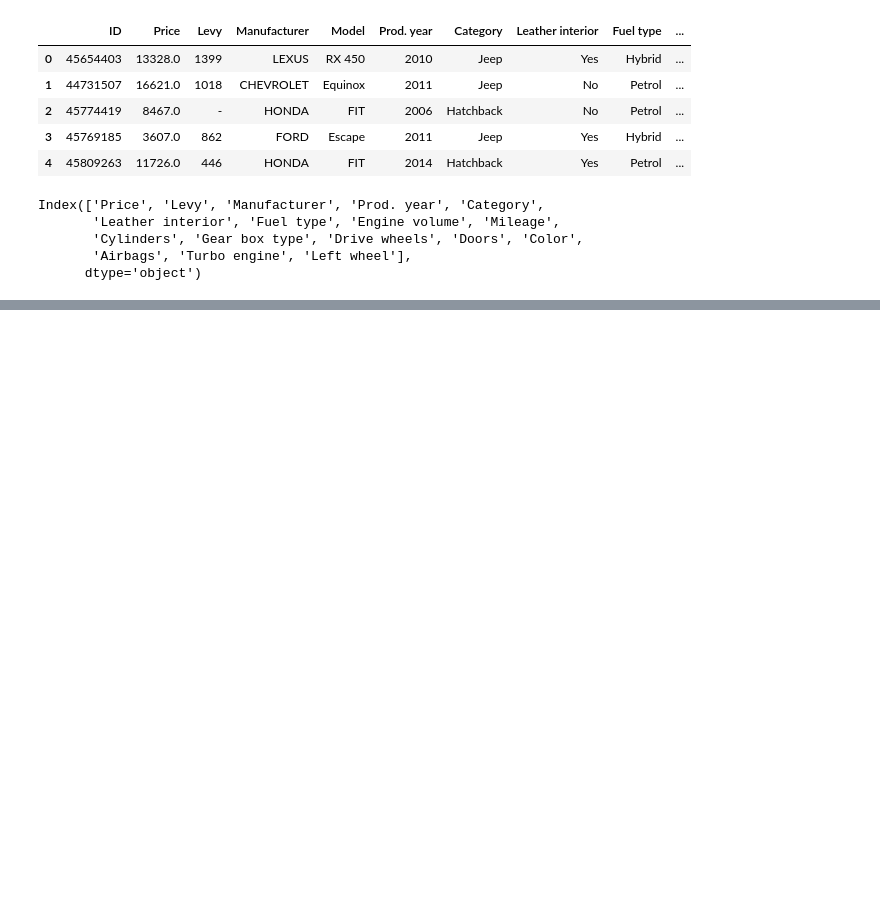
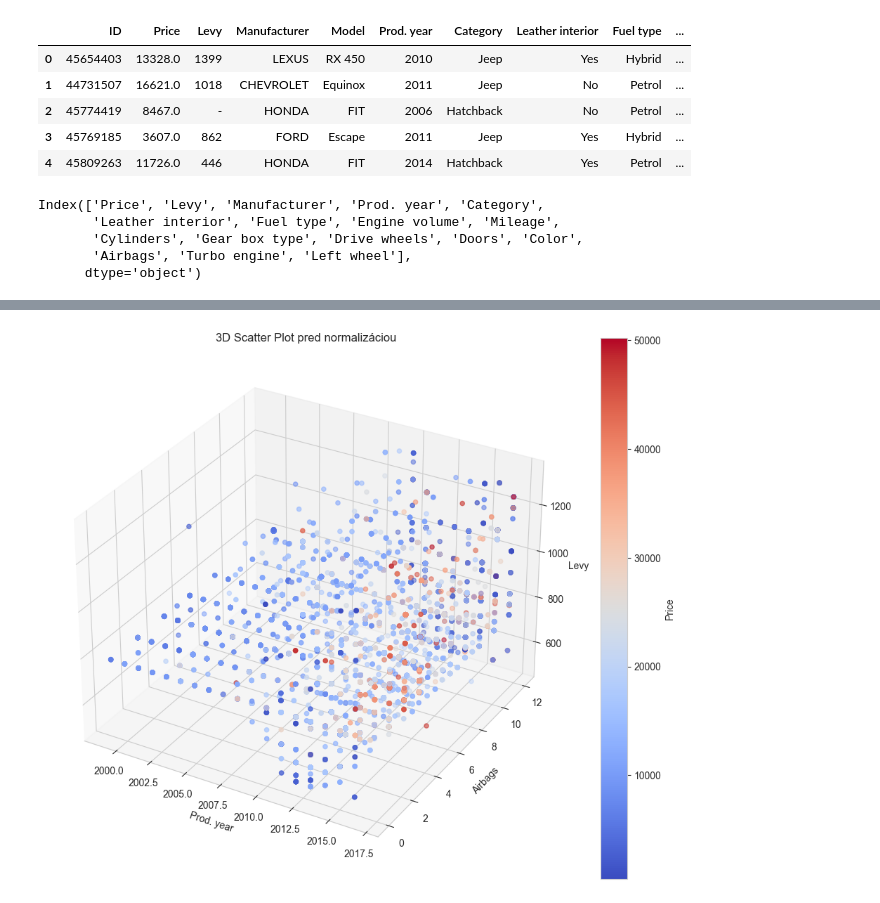
Before and after one commit to LiquiNaut/SUNS-zadanie-2, a Jupyter notebook: main.ipynb, the cells around one changed output, grey strips where cells are left out. Saved outputs shown, nothing was run; the diff lists cells and outputs as text; code cells hidden in the pictures; blank space fills up the shorter version.

```diff
--- a/main.ipynb
+++ b/main.ipynb
@@ -367,0 +367,27 @@ plot_residuals(svm_model, X_train_normalized, y_train, X_test_normalized, y_test
+# %%
+import matplotlib.pyplot as plt
+import seaborn as sns
+
+# Vyberte si tri príznaky pred normalizáciou
+selected_features = ['Prod. year', 'Airbags', 'Levy']
+
+# Scatter plot pred normalizáciou
+fig = plt.figure(figsize=(12, 10))
+ax = fig.add_subplot(111, projection='3d')
+
+scatter = ax.scatter(df[selected_features[0]], df[selected_features[1]], df[selected_features[2]], c=df['Price'], cmap='coolwarm')
+
+# Nastavenie osí a titulu
+ax.set_xlabel(selected_features[0])
+ax.set_ylabel(selected_features[1])
+ax.set_zlabel(selected_features[2])
+plt.title('3D Scatter Plot pred normalizáciou')
+
+# Pridanie Colorbaru
+cbar = plt.colorbar(scatter)
+cbar.set_label('Price')
+
+# Zobrazenie grafu
+plt.show()
+# %% [output]
+[figure, added]
```
Also changed, not shown: parts of 27 cells of this notebook.
